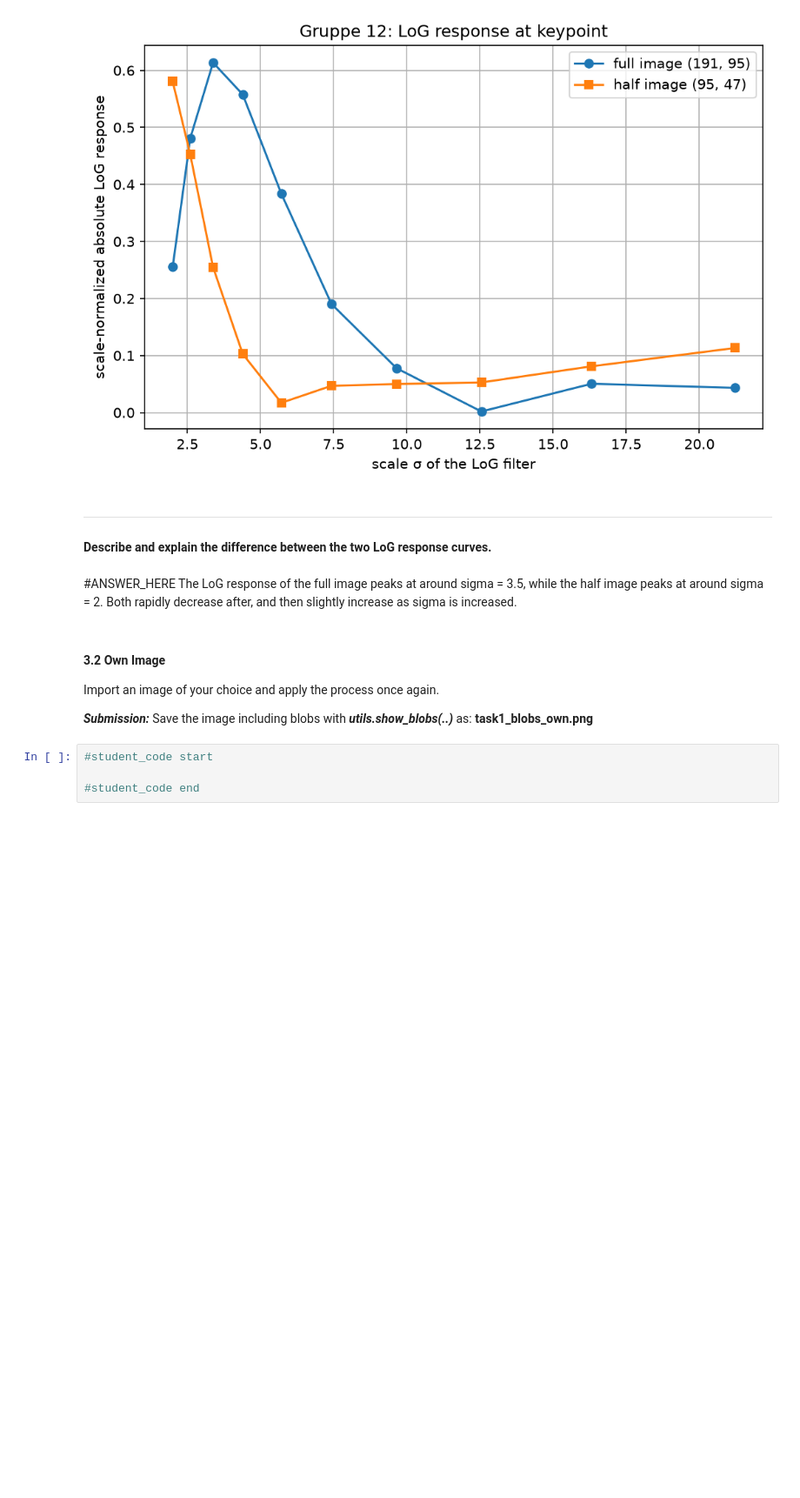
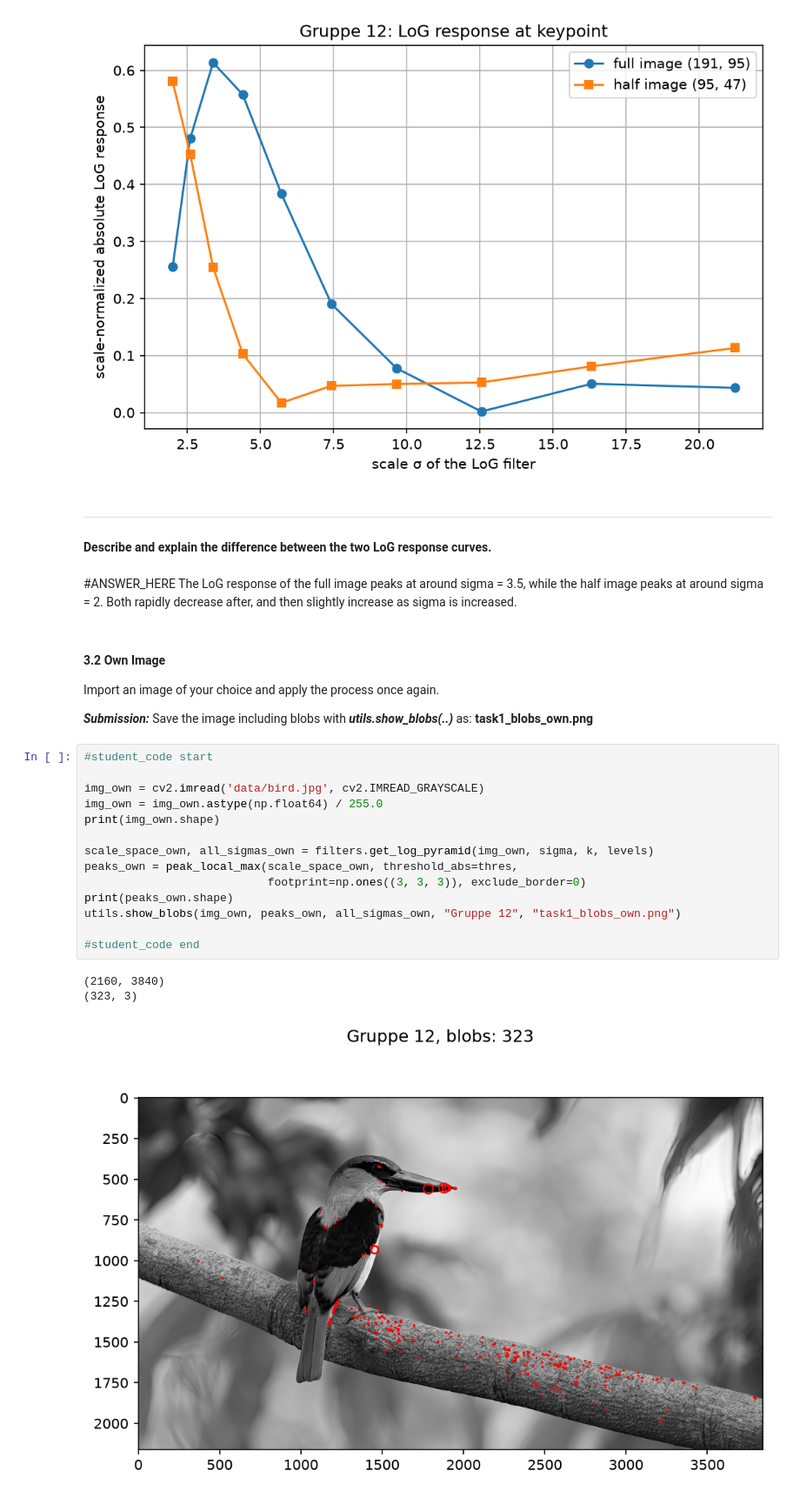
Before and after one commit to nkbtu/CV2026-27_assignment1, a Jupyter notebook: TASK1/Task1.ipynb, the cells around one changed output. Shown at 87% size. Cells and saved outputs as stored; diff of their text form; blank space fills up the shorter version.

Commit message:
own image

```diff
--- a/TASK1/Task1.ipynb
+++ b/TASK1/Task1.ipynb
@@ -144,7 +144,21 @@ Import an image of your choice and apply the process once again.
 
 
 ***Submission:*** Save the image including blobs with ***utils.show_blobs(..)*** as: **task1_blobs_own.png**
-# %%
-#student_code start
-
-#student_code end
+# %%
+#student_code start
+
+img_own = cv2.imread('data/bird.jpg', cv2.IMREAD_GRAYSCALE)
+img_own = img_own.astype(np.float64) / 255.0
+print(img_own.shape)
+
+scale_space_own, all_sigmas_own = filters.get_log_pyramid(img_own, sigma, k, levels)
+peaks_own = peak_local_max(scale_space_own, threshold_abs=thres,
+                           footprint=np.ones((3, 3, 3)), exclude_border=0)
+print(peaks_own.shape)
+utils.show_blobs(img_own, peaks_own, all_sigmas_own, "Gruppe 12", "task1_blobs_own.png")
+
+#student_code end
+# %% [output]
+(2160, 3840)
+(323, 3)
+[figure, added]
```
